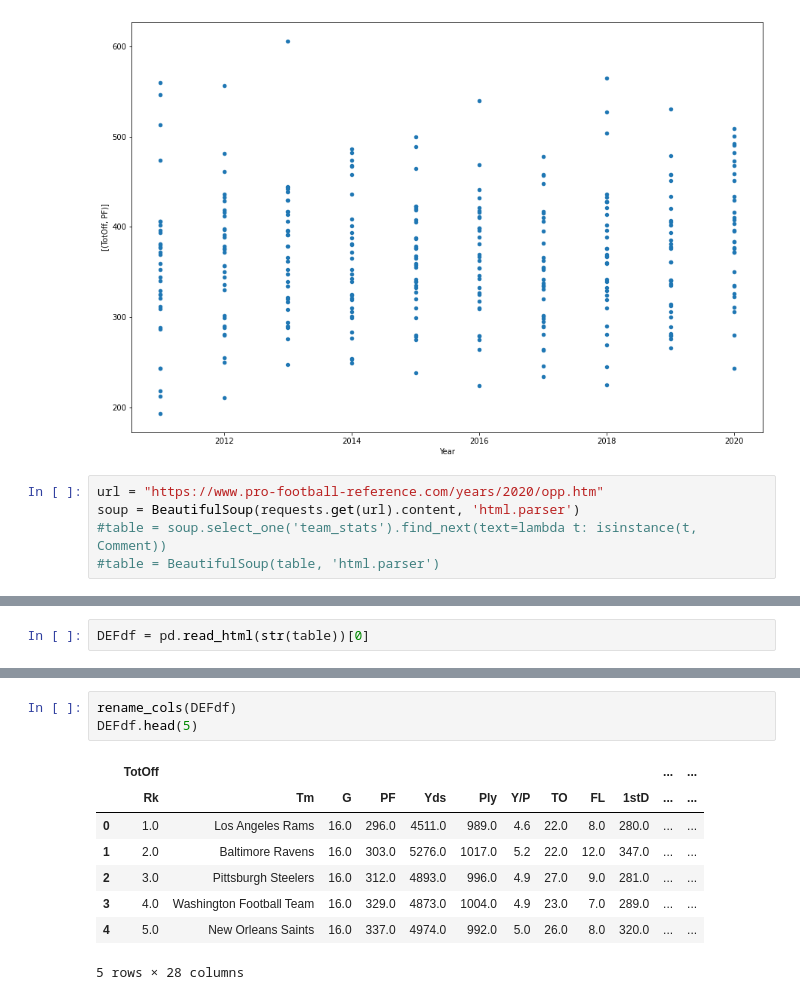
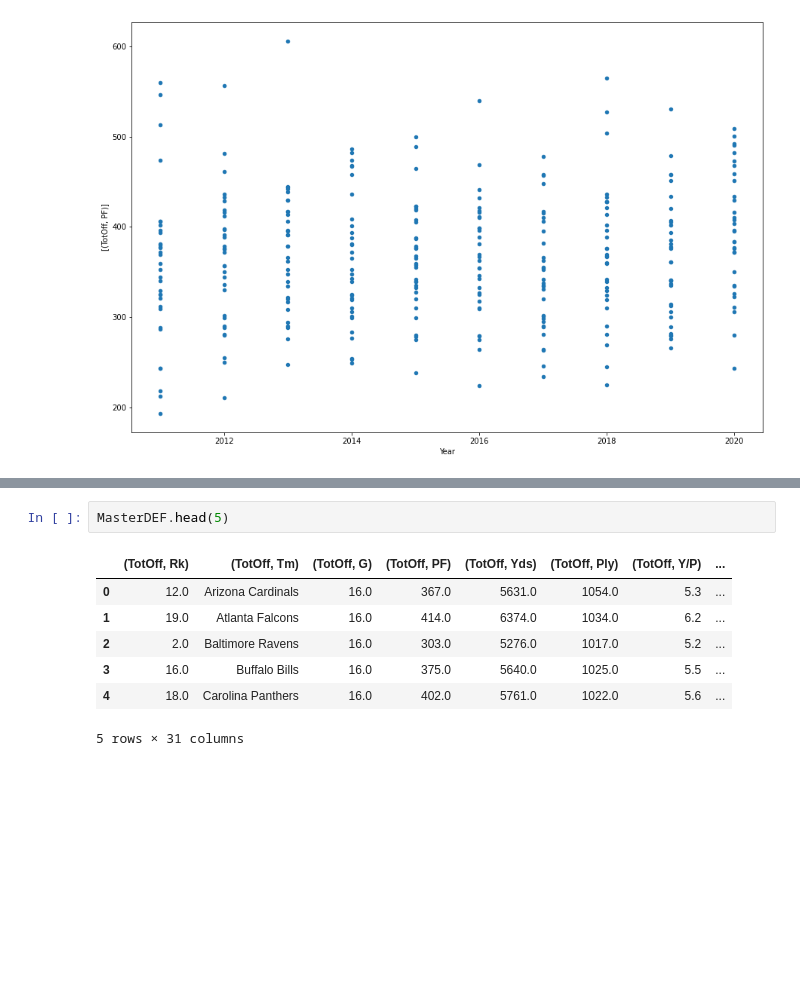
Before and after one commit to scottstack19/SB55-projection, a Jupyter notebook: code_initial.ipynb, the cells around one changed output, grey strips where cells are left out. Drawn from its saved outputs; the diff is of its cells as text; blank space fills up the shorter version.

```diff
--- a/code_initial.ipynb
+++ b/code_initial.ipynb
@@ -120,8 +120,3 @@ plt.show()
 # %% [output]
 <Figure size 720x720 with 0 Axes>
 [figure]
-# %%
-url = "https://www.pro-football-reference.com/years/2020/opp.htm"
-soup = BeautifulSoup(requests.get(url).content, 'html.parser')
-#table = soup.select_one('team_stats').find_next(text=lambda t: isinstance(t, Comment))
-#table = BeautifulSoup(table, 'html.parser')
@@ -135,2 +122,0 @@ table2 = soup.find('table', id = 'advanced_defense')
-# %%
-DEFdf = pd.read_html(str(table))[0]
@@ -137,12 +177,10 @@ DEFdf = pd.read_html(str(table))[0]
 # %%
-rename_cols(DEFdf)
-DEFdf.head(5)
+MasterDEF.head(5)
 # %% [output]
-|  | TotOff |  |  |  |  |  |  |  |  |  | ... | ... |
-|  | Rk | Tm | G | PF | Yds | Ply | Y/P | TO | FL | 1stD | ... | ... |
-| 0 | 1.0 | Los Angeles Rams | 16.0 | 296.0 | 4511.0 | 989.0 | 4.6 | 22.0 | 8.0 | 280.0 | ... | ... |
-| 1 | 2.0 | Baltimore Ravens | 16.0 | 303.0 | 5276.0 | 1017.0 | 5.2 | 22.0 | 12.0 | 347.0 | ... | ... |
-| 2 | 3.0 | Pittsburgh Steelers | 16.0 | 312.0 | 4893.0 | 996.0 | 4.9 | 27.0 | 9.0 | 281.0 | ... | ... |
-| 3 | 4.0 | Washington Football Team | 16.0 | 329.0 | 4873.0 | 1004.0 | 4.9 | 23.0 | 7.0 | 289.0 | ... | ... |
-| 4 | 5.0 | New Orleans Saints | 16.0 | 337.0 | 4974.0 | 992.0 | 5.0 | 26.0 | 8.0 | 320.0 | ... | ... |
+|  | (TotOff, Rk) | (TotOff, Tm) | (TotOff, G) | (TotOff, PF) | (TotOff, Yds) | (TotOff, Ply) | (TotOff, Y/P) | ... |
+| 0 | 12.0 | Arizona Cardinals | 16.0 | 367.0 | 5631.0 | 1054.0 | 5.3 | ... |
+| 1 | 19.0 | Atlanta Falcons | 16.0 | 414.0 | 6374.0 | 1034.0 | 6.2 | ... |
+| 2 | 2.0 | Baltimore Ravens | 16.0 | 303.0 | 5276.0 | 1017.0 | 5.2 | ... |
+| 3 | 16.0 | Buffalo Bills | 16.0 | 375.0 | 5640.0 | 1025.0 | 5.5 | ... |
+| 4 | 18.0 | Carolina Panthers | 16.0 | 402.0 | 5761.0 | 1022.0 | 5.6 | ... |
-5 rows × 28 columns
+5 rows × 31 columns
```
Also changed, not shown: parts of 13 cells of this notebook.
